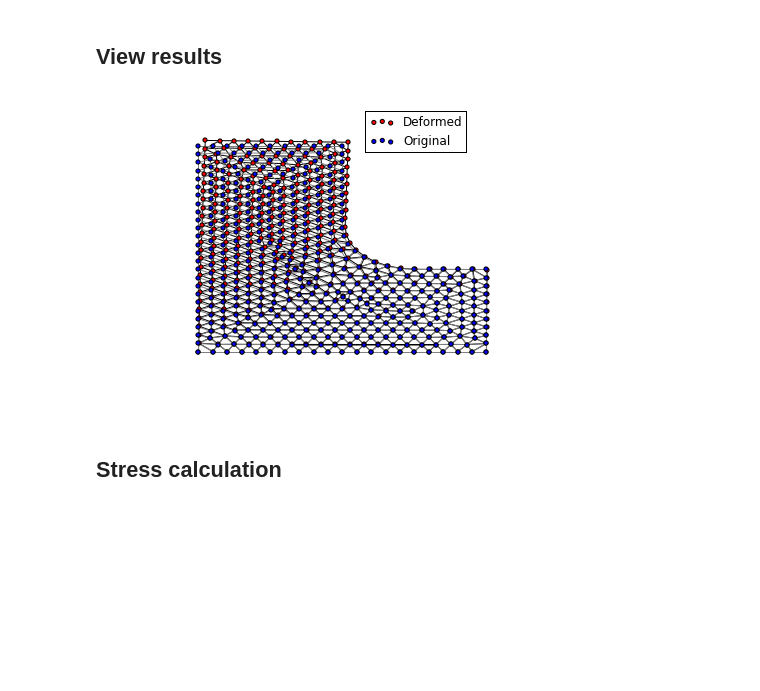
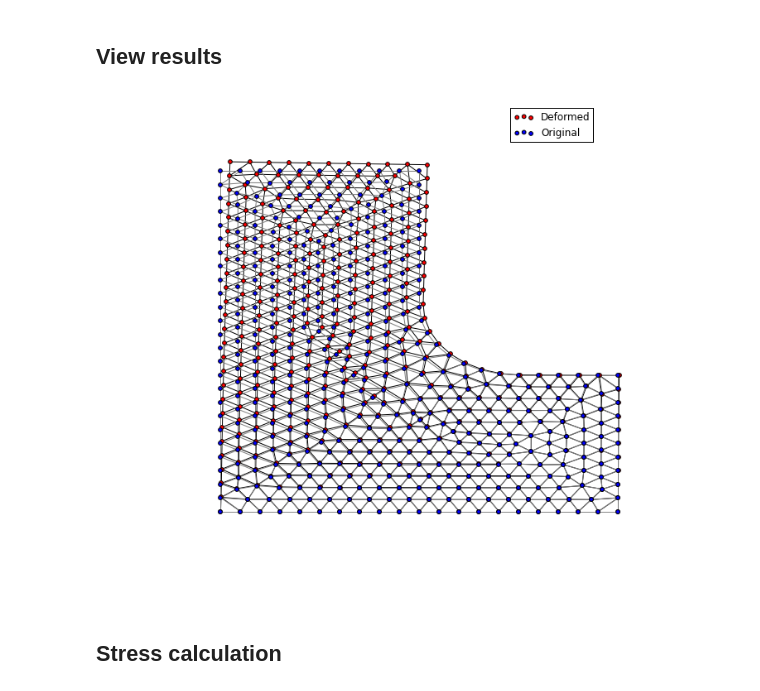
Before and after one commit to arthursoprana/fem-ipython-notebook, a Jupyter notebook: fem-python.ipynb, the cells around one changed output. Drawn from its saved outputs; the diff is of its cells as text; code cells hidden in the pictures; blank space fills up the shorter version.

```diff
--- a/fem-python.ipynb
+++ b/fem-python.ipynb
@@ -122,7 +310,7 @@ def ViewMesh(
     for n in xrange(number_of_nodes):
         pos[n] = coord[n]
 
-    node_size = 15 + (1000 / number_of_nodes)
+    node_size = 20 + (1000 / number_of_nodes)
     nx.draw(G, pos=pos, hold=hold, node_color=node_color,
             label=label, edge_color=edge_color, node_size=node_size)
 
@@ -287,19 +475,22 @@ for i in xrange(number_of_nodes):
 # %% [markdown]
 ## View results
 # %%
+f = plt.figure()
 ViewMesh(coord_def, connectivity, hold=True, show=False,
          label='Deformed', node_color='r', edge_color='k')
 ViewMesh(coordinates, connectivity, hold=True, show=False,
          label='Original', node_color='b', edge_color='0.5')
 
 ax = plt.gca()
 handles, labels = ax.get_legend_handles_labels()
 
 plt.legend(handles=[handles[0], handles[2]],bbox_to_anchor=(0.8, 1),
            bbox_transform=plt.gcf().transFigure)
+
+f.set_size_inches(10,8)
 plt.show()
 # %% [output]
-[figure, old version]
+[figure, new version]
 # %%
 def StressT3_EPT(coord, UEl, mat_prop, geo_prop):
     '''
```
Also changed, not shown: parts of 6 cells of this notebook, 1 other file.
